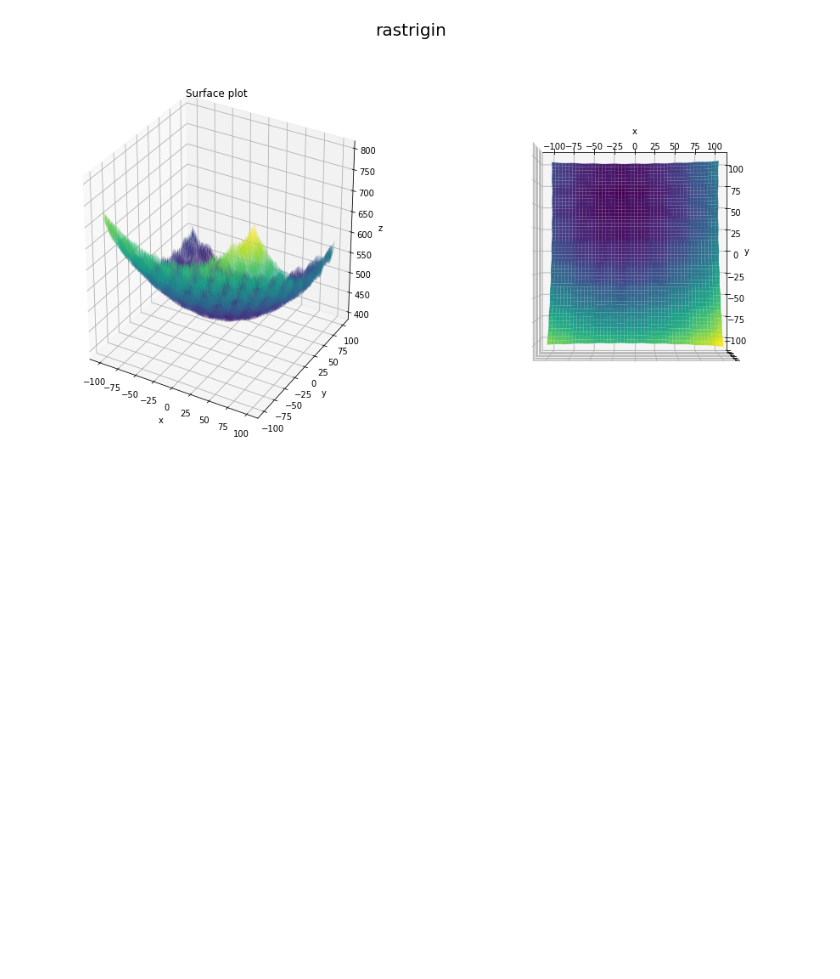
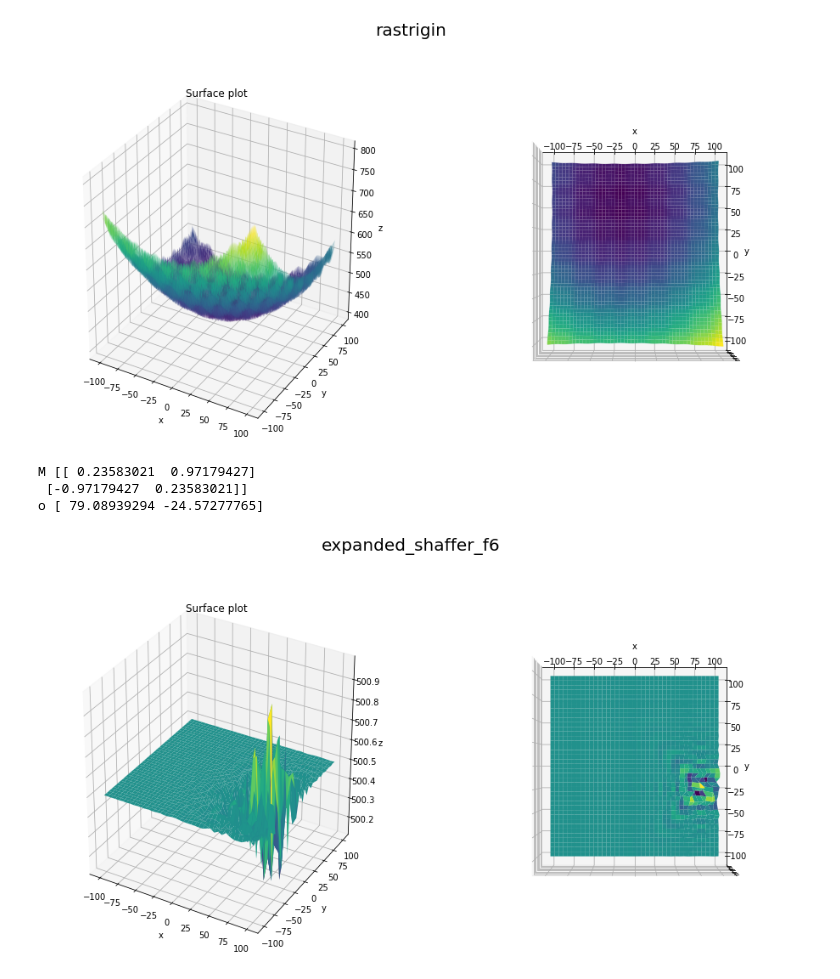
Before and after one commit to adamnapieralski/pszt-evolutionary-cauchy-searching, a Jupyter notebook: cec17_functions.ipynb, the cells around one changed output. Saved outputs shown, nothing was run; the diff lists cells and outputs as text; code cells hidden in the pictures; blank space fills up the shorter version.

```diff
--- a/cec17_functions.ipynb
+++ b/cec17_functions.ipynb
@@ -62,3 +62,10 @@ M [[ 0.99920744 -0.03980561]
  [ 0.03980561  0.99920744]]
 o [-17.40845037  56.1747033 ]
 [figure]
+# %%
+plot_cec_function('expanded_shaffer_f6')#, k=1000, xy_range=(-100, 100), modification = True, random_modification = False)
+# %% [output]
+M [[ 0.23583021  0.97179427]
+ [-0.97179427  0.23583021]]
+o [ 79.08939294 -24.57277765]
+[figure, added]
```
Also changed, not shown: parts of 2 cells of this notebook, 3 other files.
